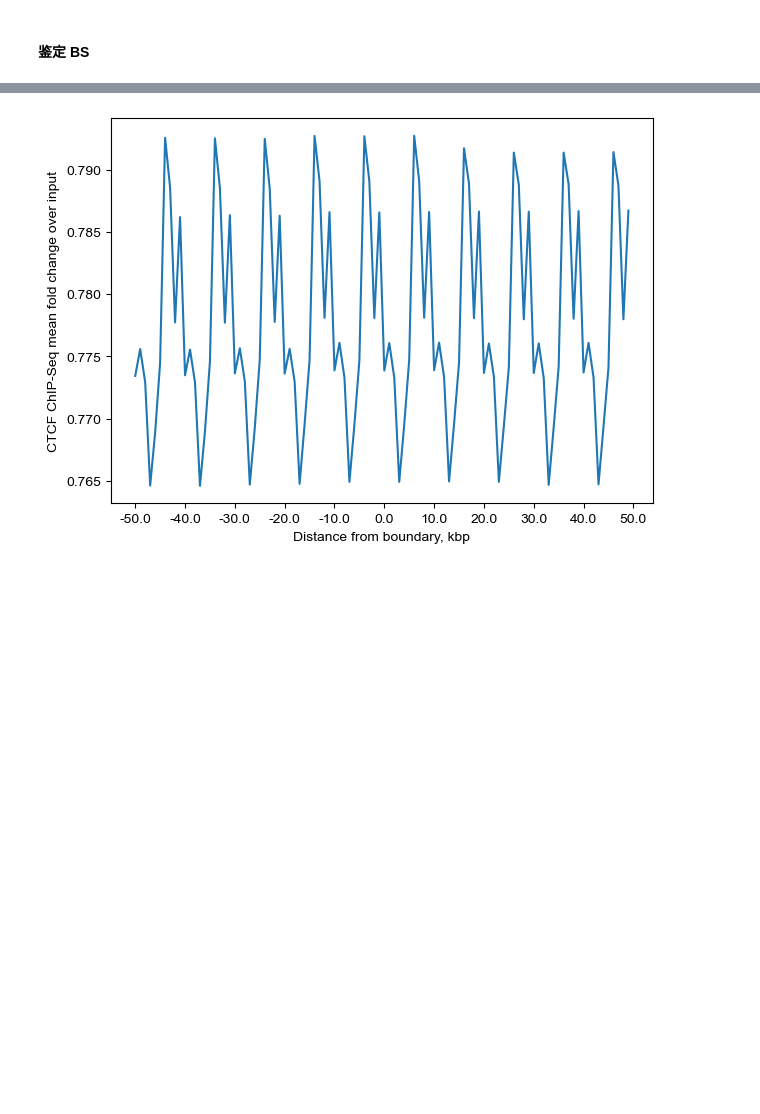
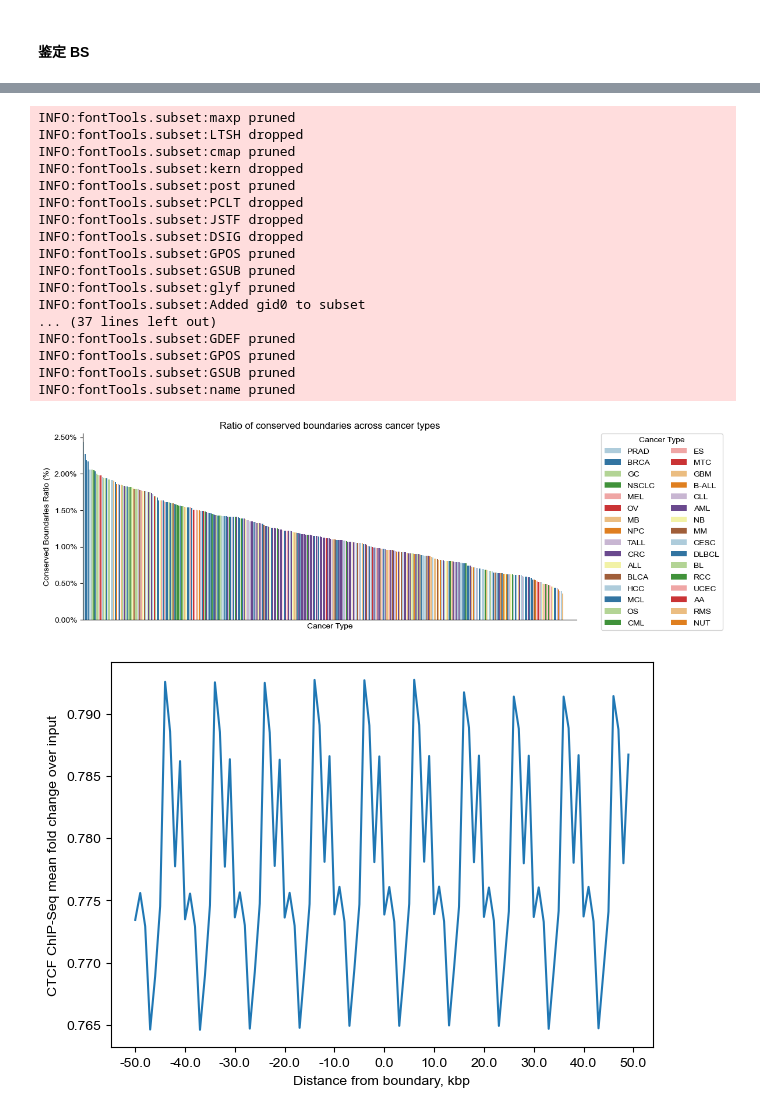
Before and after one commit to futing0143/panHiC, a Jupyter notebook: Analysis/conserve/boundary.ipynb, the cells around one changed output, grey strips where cells are left out. Drawn from its saved outputs; the diff is of its cells as text; code cells hidden in the pictures; blank space fills up the shorter version.

```diff
--- a/Analysis/conserve/boundary.ipynb
+++ b/Analysis/conserve/boundary.ipynb
@@ -89,3 +79,7 @@ bin=pd.read_csv(f'/cluster2/home/futing/Project/panCancer/Analysis/conserve/Canc
+# %%
+bin=pd.read_csv(f'/cluster2/home/futing/Project/panCancer/Analysis/conserve/Cancer_335col8.tsv', sep="\t")
+meta=pd.read_csv('/cluster2/home/futing/Project/panCancer/check/hic/insul0918.txt', sep="\t", header=None, index_col=None)
+meta.columns=['cancer','gse','cell','ncell']
 # %%
 # 筛选 NA
 threshold=0.5
@@ -97,0 +92,3 @@ bin_any.to_csv('/cluster2/home/futing/Project/panCancer/Analysis/conserve/panCan
+# %%
+bin_fil = pd.read_csv('/cluster2/home/futing/Project/panCancer/Analysis/conserve/panCan327_50k800k.bed', sep="\t", header=0)
+bin_fil.head()
@@ -98,3 +118,61 @@ bin_any.to_csv('/cluster2/home/futing/Project/panCancer/Analysis/conserve/panCan
+# %%
+# 每个细胞系 conserve boundary 的数量/每个细胞系 boundary 的数量 = conserve boundary ratio
+nCB_rratio = bin_fil.iloc[:,3:].notna().sum(axis=0) / bin.iloc[:,3:].notna().sum(axis=0)
+df=pd.merge(nCB_rratio.to_frame(name='non_na_ratio'), meta, left_index=True, right_on='ncell') # 合并 cancer 和 ncell
+df= df.sort_values(by='non_na_ratio', ascending=False) # 按照 non_na_ratio 排序
+df.to_csv('/cluster2/home/futing/Project/panCancer/Analysis/conserve/nCBmB_ratio_50k800k.tsv', sep="\t", header=True, index=False)
+# %%
+fig, ax = plt.subplots(figsize=(12, 4))
+
+# 使用 Paired 调色板，为每种癌症类型分配不同颜色
+unique_cancers = df['cancer'].nunique()
+set1 = sns.color_palette("Paired", unique_cancers)
+
+# 创建条形图，按癌症类型上色
+ax = sns.barplot(x=df.ncell, y=df['non_na_ratio'],
+                 hue=df['cancer'],  # 按癌症类型分组上色
+                 palette=set1,      # 使用Paired调色板
+                 dodge=False)       # 确保不分开显示
+
+plt.title("Ratio of conserved boundaries across cancer types")
+# plt.title("Number of boundaries across cancer types")
+plt.xticks([])
+plt.xlabel("Cancer Type")
+plt.ylabel("Conserved Boundaries Ratio (%)")
+sns.despine(top=True, right=True, left=False, bottom=False)
+
+# plt.ylabel("Num of Boundaries")
+
+# 将纵轴改为百分制
+ax.yaxis.set_major_formatter(plt.FuncFormatter(lambda y, _: f'{y:.2%}'))
+
+# 添加图例
+plt.legend(title='Cancer Type',
+           bbox_to_anchor=(1.05, 1),
+           loc='upper left',
+           borderaxespad=0,ncol=2)
+
+plt.tight_layout()
+plt.savefig('nCB_rratio_50k800k.pdf', dpi=500)
+# %% [output]
+INFO:fontTools.subset:maxp pruned
+INFO:fontTools.subset:LTSH dropped
+INFO:fontTools.subset:cmap pruned
+INFO:fontTools.subset:kern dropped
+INFO:fontTools.subset:post pruned
+INFO:fontTools.subset:PCLT dropped
+INFO:fontTools.subset:JSTF dropped
+INFO:fontTools.subset:DSIG dropped
+INFO:fontTools.subset:GPOS pruned
+INFO:fontTools.subset:GSUB pruned
+INFO:fontTools.subset:glyf pruned
+INFO:fontTools.subset:Added gid0 to subset
+... (37 lines left out)
+INFO:fontTools.subset:GDEF pruned
+INFO:fontTools.subset:GPOS pruned
+INFO:fontTools.subset:GSUB pruned
+INFO:fontTools.subset:name pruned
+[figure, added]
 # %%
 import bioframe
 import bbi
```
Also changed, not shown: parts of 11 cells of this notebook, 29 other files.
